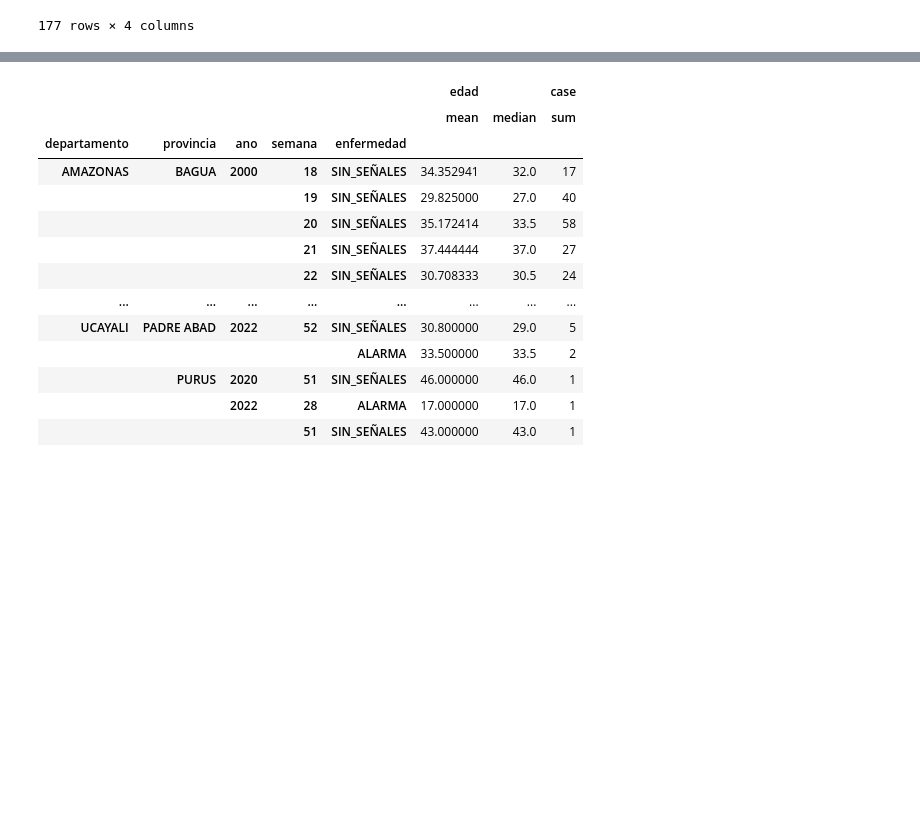
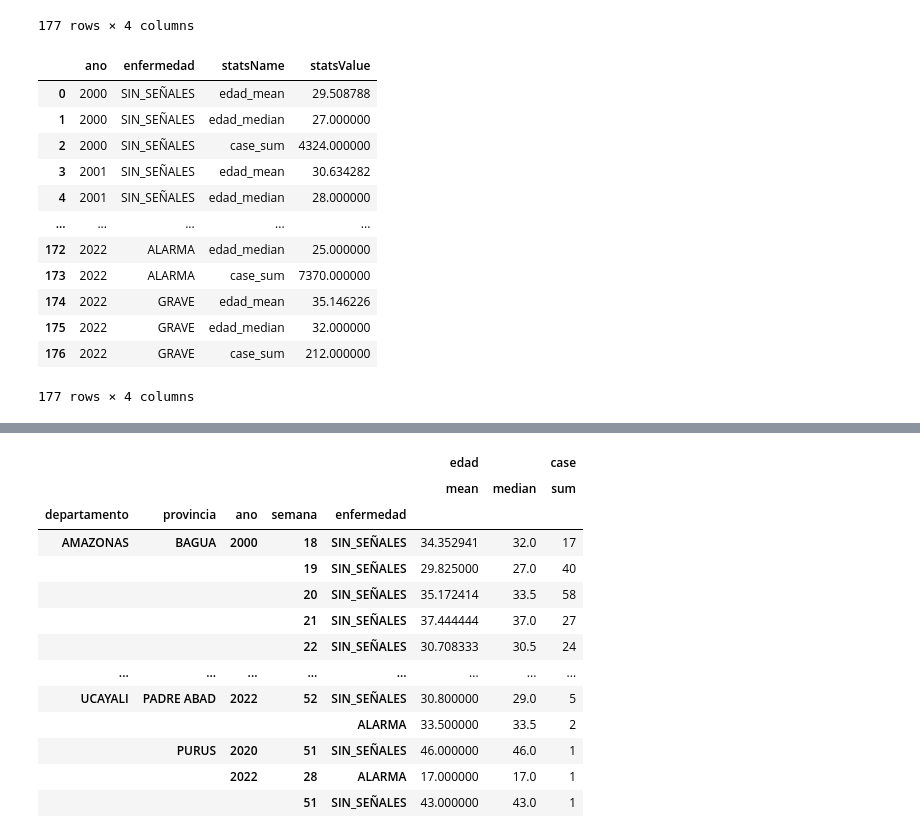
Before and after one commit to SocialAnalytics-StrategicIntelligence/OrganizeExploreAndQuery, a Jupyter notebook: Organize.ipynb, the cells around one changed output, grey strips where cells are left out. Drawn from its saved outputs; the diff is of its cells as text; code cells hidden in the pictures; blank space fills up the shorter version.

```diff
--- a/Organize.ipynb
+++ b/Organize.ipynb
@@ -154,8 +154,8 @@ ByYear_stats.to_pickle('dataFiles/ByYear_stats.pkl')
 # %% [markdown]
 ## Reshaping
 # %%
-ByYear_stats_LongStats=ByYear_stats.set_index(['ano','enfermedad']).stack().reset_index()
-ByYear_stats_LongStats
+ByYear_LongStats=ByYear_stats.set_index(['ano','enfermedad']).stack().reset_index()
+ByYear_LongStats
 # %% [output]
 |  | ano | enfermedad | level_2 | 0 |
 | 0 | 2000 | SIN_SEÑALES | edad_mean | 29.508788 |
@@ -171,4 +171,19 @@ ByYear_stats_LongStats
 | 176 | 2022 | GRAVE | case_sum | 212.000000 |
 177 rows × 4 columns
 # %%
-ByYear_stats_LongStats
+ByYear_LongStats.rename(columns={'level_2':'statsName',0:'statsValue'},inplace=True)
+ByYear_LongStats
+# %% [output]
+|  | ano | enfermedad | statsName | statsValue |
+| 0 | 2000 | SIN_SEÑALES | edad_mean | 29.508788 |
+| 1 | 2000 | SIN_SEÑALES | edad_median | 27.000000 |
+| 2 | 2000 | SIN_SEÑALES | case_sum | 4324.000000 |
+| 3 | 2001 | SIN_SEÑALES | edad_mean | 30.634282 |
+| 4 | 2001 | SIN_SEÑALES | edad_median | 28.000000 |
+| ... | ... | ... | ... | ... |
+| 172 | 2022 | ALARMA | edad_median | 25.000000 |
+| 173 | 2022 | ALARMA | case_sum | 7370.000000 |
+| 174 | 2022 | GRAVE | edad_mean | 35.146226 |
+| 175 | 2022 | GRAVE | edad_median | 32.000000 |
+| 176 | 2022 | GRAVE | case_sum | 212.000000 |
+177 rows × 4 columns
```
Also changed, not shown: parts of 3 cells of this notebook, 1 other file.
